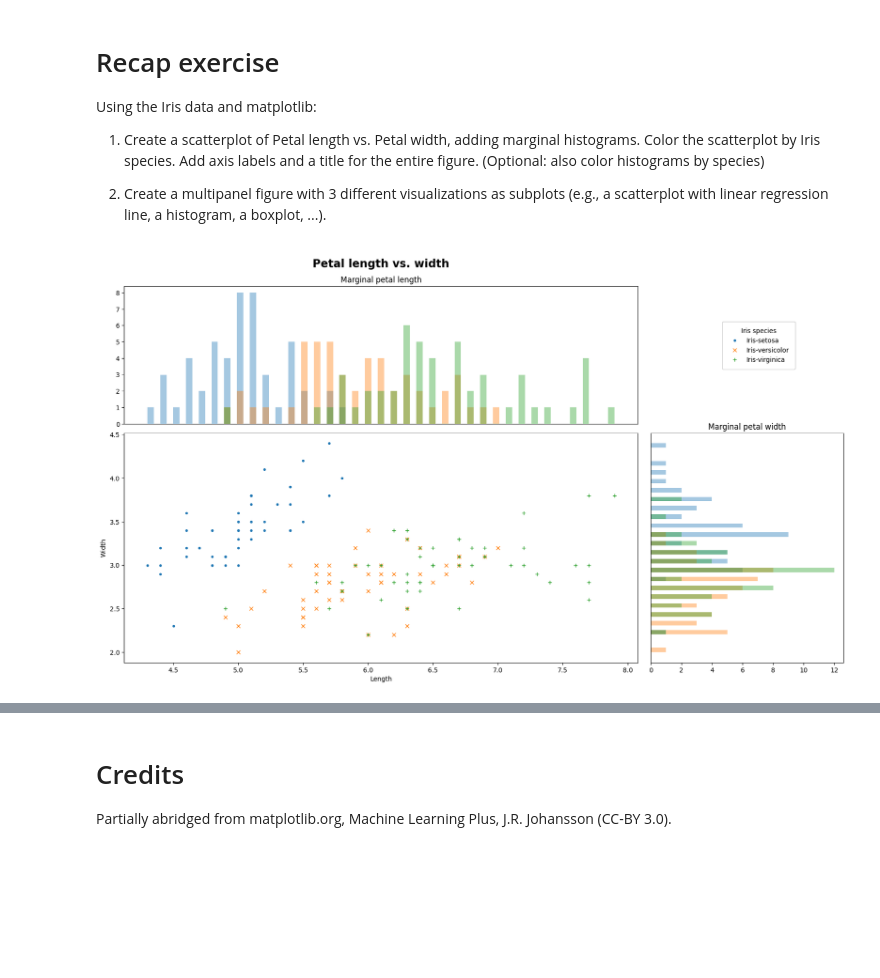
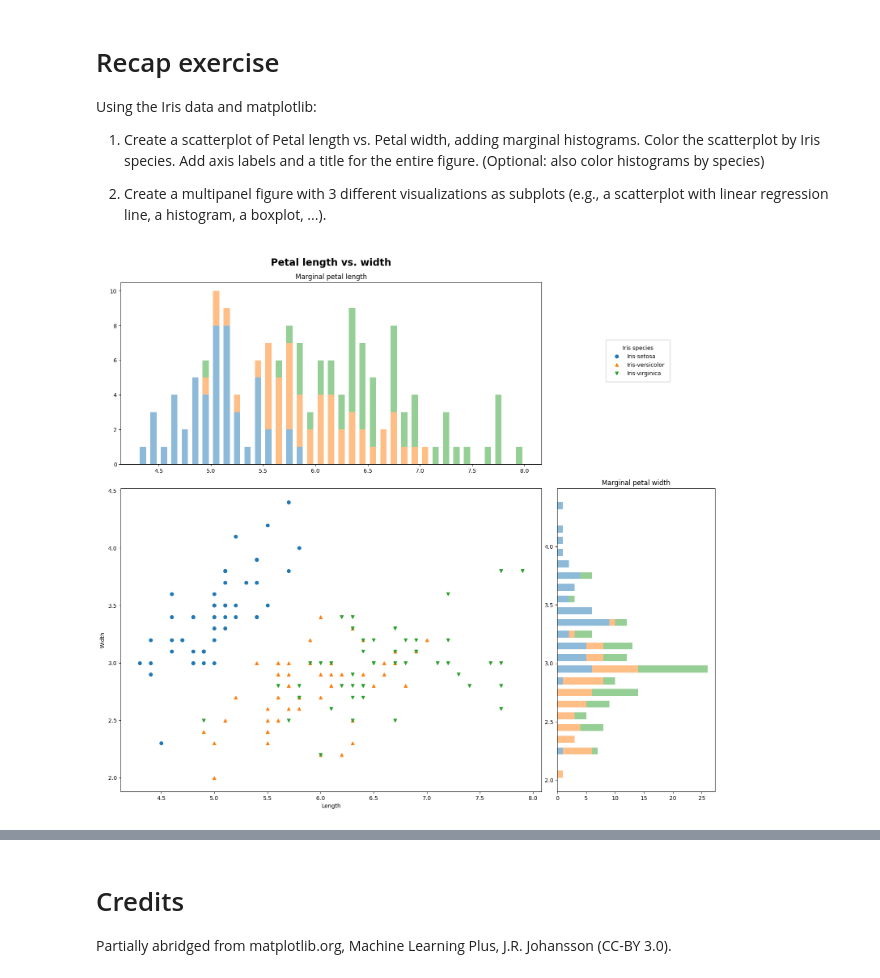
Before and after one commit to najirod02/Dataviz, a Jupyter notebook: lab/Lab05.ipynb, the cells around one changed output, grey strips where cells are left out. Saved outputs shown, nothing was run; the diff lists cells and outputs as text; code cells hidden in the pictures; blank space fills up the shorter version.

Commit message:
added stacked bar

```diff
--- a/lab/Lab05.ipynb
+++ b/lab/Lab05.ipynb
@@ -1099,11 +1099,12 @@ for _, group in iris_grouped:
     species_lists.append(group)
 
 # for each specie, use a different symbol
-fig = plt.figure(figsize=(14,10))
+fig = plt.figure(figsize=(13,15))
 
 scatter = fig.add_axes([0.1, 0.1, 0.8, 0.5])
 
-symbols = ['.', 'x', '+']
+symbols = ['o', '^', 'v']
+
 for i in range(len(species_lists)):
     scatter.plot(species_lists[i]['Sepal_Length'], species_lists[i]['Sepal_Width'], symbols[i], label=species_lists[i]['Species'].iloc[0])
 
@@ -1116,39 +1117,43 @@ min_value = iris['Sepal_Length'].min()
 max_value = iris['Sepal_Length'].max()
 bins = np.arange(min_value, np.ceil(max_value) + 0.1, 0.1)
 
-marginal_length = fig.add_axes([0.1, 0.62, 0.8, 0.3])
+marginal_length = fig.add_axes([0.1, 0.64, 0.8, 0.3])
+data = []
 for i in range(len(species_lists)):
-    marginal_length.hist(species_lists[i]['Sepal_Length'], alpha=0.4, rwidth=.5, bins=bins)
-marginal_length.tick_params(axis='x', bottom=False, labelbottom=False)
+    data.append(species_lists[i]['Sepal_Length'])
+marginal_length.hist(data, alpha=.5, rwidth=.6, bins=bins, histtype='bar', stacked=True)
+#marginal_length.tick_params(axis='x', bottom=False, labelbottom=False)
 marginal_length.set_title("Marginal petal length")
 
 # compute the correct bin size for the histogram by taking the range of value
 # and dividing equally each unit by 10 as the measures are done to the first decimal value
 min_value = iris['Sepal_Width'].min()
 max_value = iris['Sepal_Width'].max()
 bins = np.arange(min_value, max_value, 0.1)
+data = []
 
-marginal_width = fig.add_axes([0.92, 0.1, 0.3, 0.5])
+marginal_width = fig.add_axes([0.93, 0.1, 0.3, 0.5])
 for i in range(len(species_lists)):
-    marginal_width.hist(species_lists[i]['Sepal_Width'], alpha=0.4, rwidth=.5, orientation='horizontal', bins=bins)
-marginal_width.tick_params(axis='y', left=False, labelleft=False)
+    data.append(species_lists[i]['Sepal_Width'])
+marginal_width.hist(data, alpha=.5, rwidth=.6, orientation='horizontal', bins=bins, histtype='bar', stacked=True)
+#marginal_width.tick_params(axis='y', left=False, labelleft=False)
 marginal_width.set_title("Marginal petal width")
 
 fig.legend(
     title="Iris species",
     loc="upper right",
     ncols=1,
     frameon=True,
     framealpha=1,
     borderpad=1,
     bbox_to_anchor=[0.65, 0.35, 0.5, 0.5]
 )
 
 fig.suptitle("Petal length vs. width",
              fontsize='xx-large',
              fontweight='bold'
 )
 
 plt.show()
 # %% [output]
-[figure, old version]
+[figure, new version]
```
Also changed, not shown: parts of 1 cell of this notebook.
